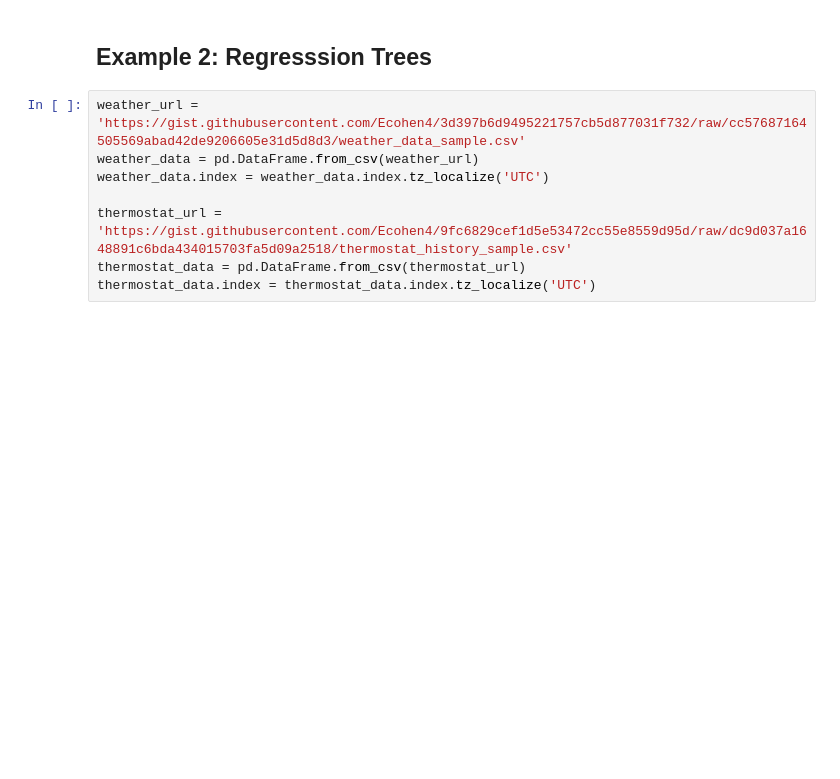
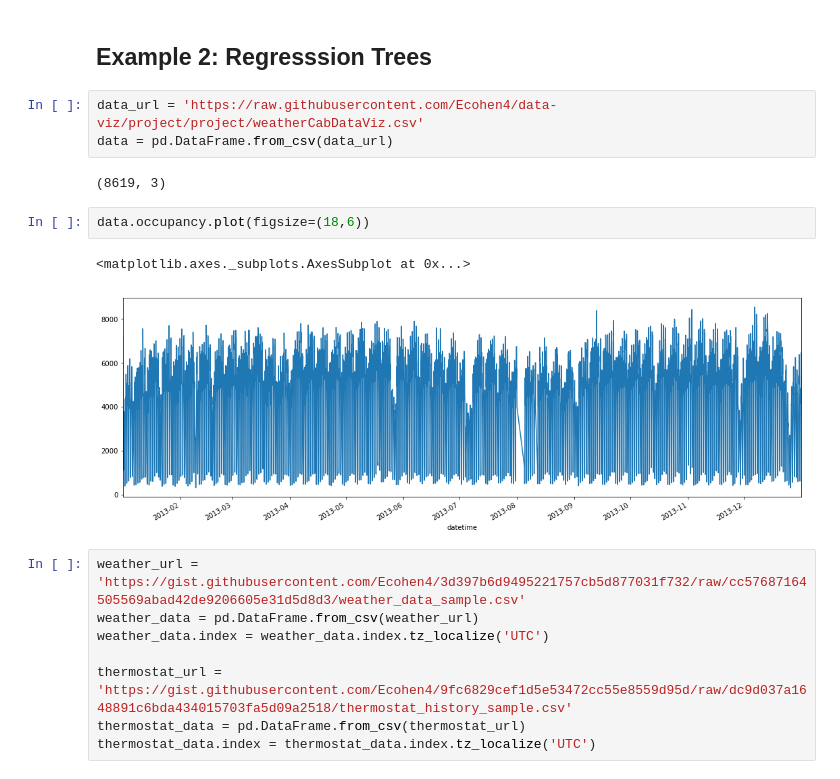
Before and after one commit to Ecohen4/ensemble-learning, a Jupyter notebook: Classification and regression trees.ipynb, the cells around one changed output. Cells and saved outputs as stored; diff of their text form; blank space fills up the shorter version.

Commit message:
try taxi data

```diff
--- a/Classification and regression trees.ipynb
+++ b/Classification and regression trees.ipynb
@@ -93,6 +92,16 @@ feature_importance.sort_values('Feature_importance', ascending=False).head(5)
 3. Name two ways we can evaluate feature importance?
 # %% [markdown]
 ## Example 2: Regresssion Trees
+# %%
+data_url = 'https://raw.githubusercontent.com/Ecohen4/data-viz/project/project/weatherCabDataViz.csv'
+data = pd.DataFrame.from_csv(data_url)
+# %% [output]
+(8619, 3)
+# %%
+data.occupancy.plot(figsize=(18,6))
+# %% [output]
+<matplotlib.axes._subplots.AxesSubplot at 0x...>
+[figure, added]
 # %%
 weather_url = 'https://gist.githubusercontent.com/Ecohen4/3d397b6d9495221757cb5d877031f732/raw/cc57687164505569abad42de9206605e31d5d8d3/weather_data_sample.csv'
 weather_data = pd.DataFrame.from_csv(weather_url)
```
Also changed, not shown: parts of 1 cell of this notebook.
